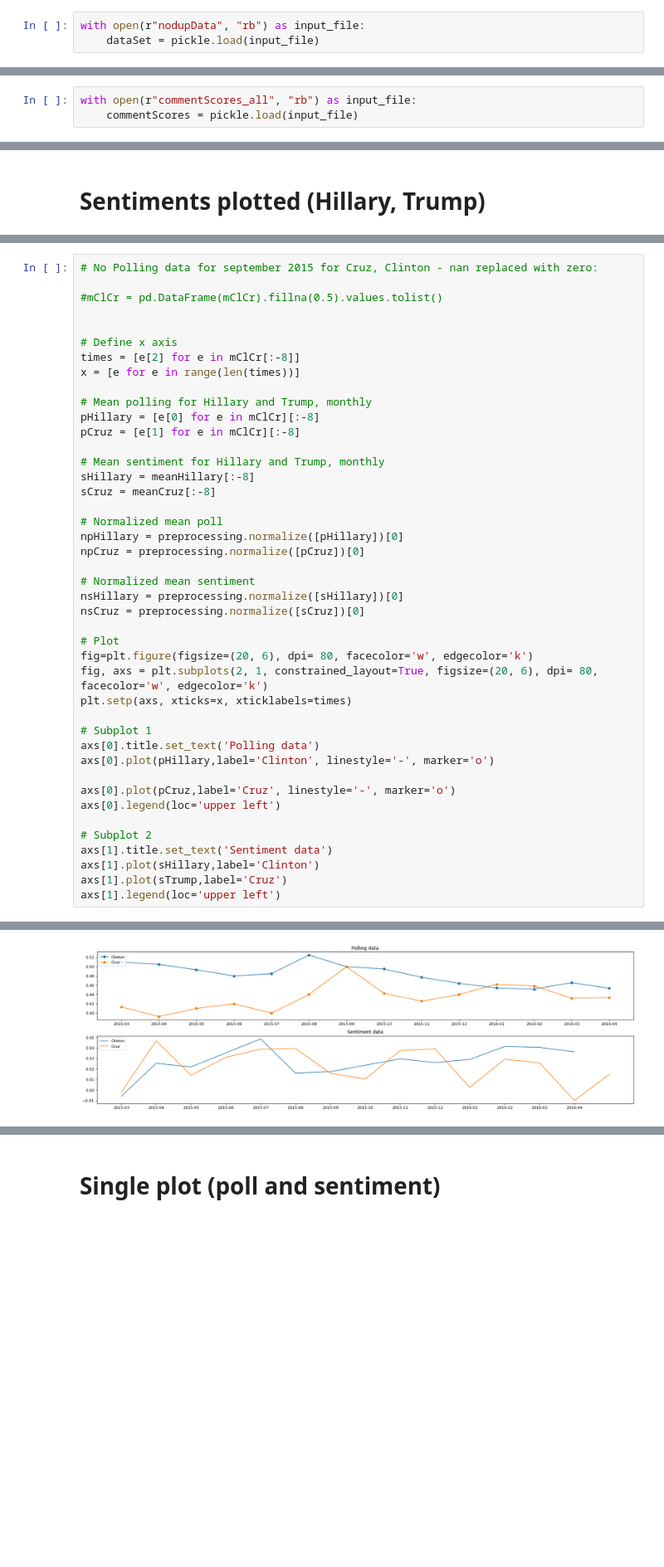
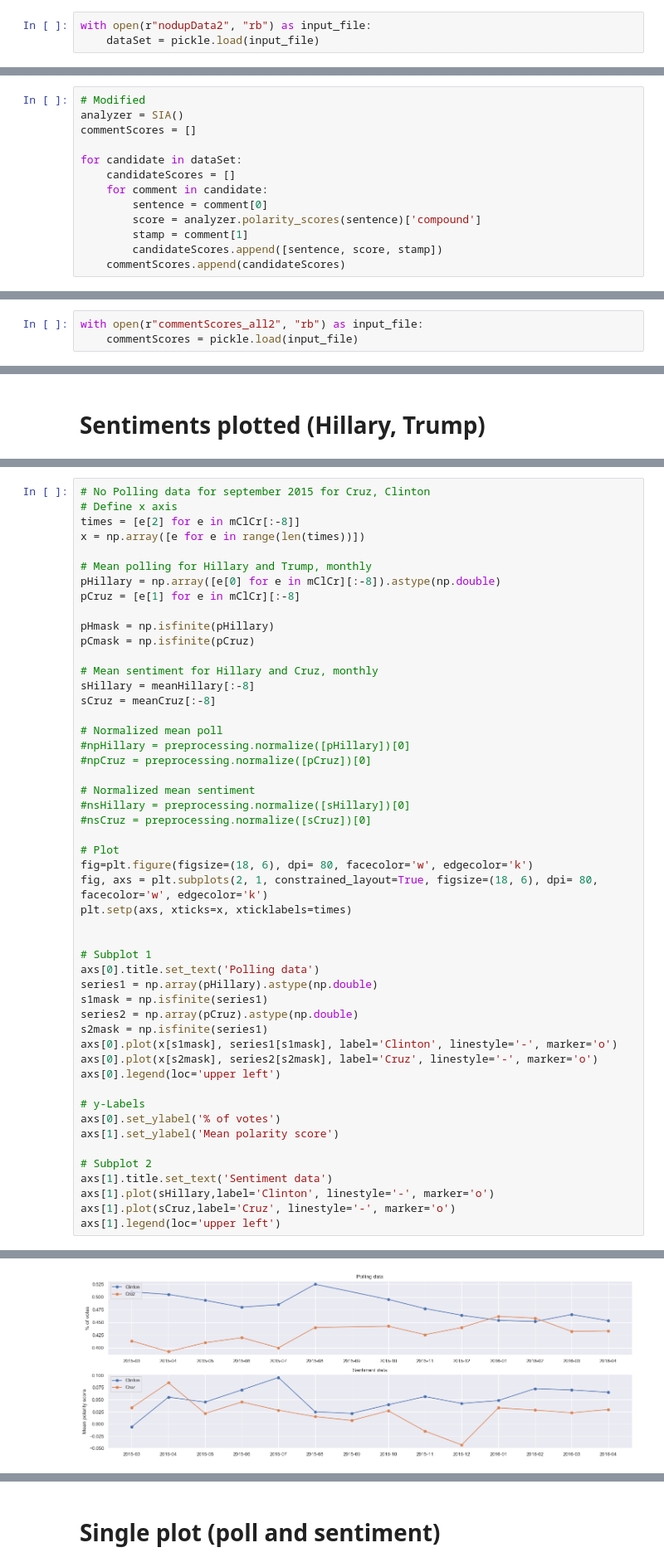
Before and after one commit to dangk89/thesis-project, a Jupyter notebook: analysis.ipynb, the cells around one changed output, grey strips where cells are left out. Shown at 83% size. Saved outputs shown, nothing was run; the diff lists cells and outputs as text; blank space fills up the shorter version.

```diff
--- a/analysis.ipynb
+++ b/analysis.ipynb
@@ -221,4 +189,4 @@ with open("nodupData", "wb") as fp:
     pickle.dump(dataSet, fp)
 # %%
-with open(r"nodupData", "rb") as input_file:
+with open(r"nodupData2", "rb") as input_file:
     dataSet = pickle.load(input_file)
@@ -246,2 +252,15 @@ for candidate in sentScores:
+# %%
+# Modified
+analyzer = SIA()
+commentScores = []
+
+for candidate in dataSet:
+    candidateScores = []
+    for comment in candidate:
+        sentence = comment[0]
+        score = analyzer.polarity_scores(sentence)['compound']
+        stamp = comment[1]
+        candidateScores.append([sentence, score, stamp])
+    commentScores.append(candidateScores)
 # %%
 # Save data
@@ -249,4 +268,4 @@ with open("commentScores_all", "wb") as fp:
     pickle.dump(commentScores, fp)
 # %%
-with open(r"commentScores_all", "rb") as input_file:
+with open(r"commentScores_all2", "rb") as input_file:
     commentScores = pickle.load(input_file)
@@ -573,45 +587,52 @@ adf
 # %%
-# No Polling data for september 2015 for Cruz, Clinton - nan replaced with zero:
-
-#mClCr = pd.DataFrame(mClCr).fillna(0.5).values.tolist()
-
-
+# No Polling data for september 2015 for Cruz, Clinton
 # Define x axis
 times = [e[2] for e in mClCr[:-8]]
-x = [e for e in range(len(times))]
+x = np.array([e for e in range(len(times))])
 
 # Mean polling for Hillary and Trump, monthly
-pHillary = [e[0] for e in mClCr][:-8]
+pHillary = np.array([e[0] for e in mClCr][:-8]).astype(np.double)
 pCruz = [e[1] for e in mClCr][:-8]
 
-# Mean sentiment for Hillary and Trump, monthly
+pHmask = np.isfinite(pHillary)
+pCmask = np.isfinite(pCruz)
+
+# Mean sentiment for Hillary and Cruz, monthly
 sHillary = meanHillary[:-8]
 sCruz = meanCruz[:-8]
 
 # Normalized mean poll
-npHillary = preprocessing.normalize([pHillary])[0]
-npCruz = preprocessing.normalize([pCruz])[0]
+#npHillary = preprocessing.normalize([pHillary])[0]
+#npCruz = preprocessing.normalize([pCruz])[0]
 
 # Normalized mean sentiment
-nsHillary = preprocessing.normalize([sHillary])[0]
-nsCruz = preprocessing.normalize([sCruz])[0]
+#nsHillary = preprocessing.normalize([sHillary])[0]
+#nsCruz = preprocessing.normalize([sCruz])[0]
 
 # Plot
-fig=plt.figure(figsize=(20, 6), dpi= 80, facecolor='w', edgecolor='k')
-fig, axs = plt.subplots(2, 1, constrained_layout=True, figsize=(20, 6), dpi= 80, facecolor='w', edgecolor='k')
+fig=plt.figure(figsize=(18, 6), dpi= 80, facecolor='w', edgecolor='k')
+fig, axs = plt.subplots(2, 1, constrained_layout=True, figsize=(18, 6), dpi= 80, facecolor='w', edgecolor='k')
 plt.setp(axs, xticks=x, xticklabels=times)
+
 
 # Subplot 1
 axs[0].title.set_text('Polling data')
-axs[0].plot(pHillary,label='Clinton', linestyle='-', marker='o')
+series1 = np.array(pHillary).astype(np.double)
+s1mask = np.isfinite(series1)
+series2 = np.array(pCruz).astype(np.double)
+s2mask = np.isfinite(series1)
+axs[0].plot(x[s1mask], series1[s1mask], label='Clinton', linestyle='-', marker='o')
+axs[0].plot(x[s2mask], series2[s2mask], label='Cruz', linestyle='-', marker='o')
+axs[0].legend(loc='upper left')
 
-axs[0].plot(pCruz,label='Cruz', linestyle='-', marker='o')
-axs[0].legend(loc='upper left')
+# y-Labels
+axs[0].set_ylabel('% of votes')
+axs[1].set_ylabel('Mean polarity score')
 
 # Subplot 2
 axs[1].title.set_text('Sentiment data')
-axs[1].plot(sHillary,label='Clinton')
-axs[1].plot(sTrump,label='Cruz')
+axs[1].plot(sHillary,label='Clinton', linestyle='-', marker='o')
+axs[1].plot(sCruz,label='Cruz', linestyle='-', marker='o')
 axs[1].legend(loc='upper left')
 # %% [output]
 <matplotlib.legend.Legend at 0x...>
@@ -619 +640 @@ axs[1].legend(loc='upper left')
-[figure, old version]
+[figure, new version]
```
Also changed, not shown: parts of 65 cells of this notebook.
